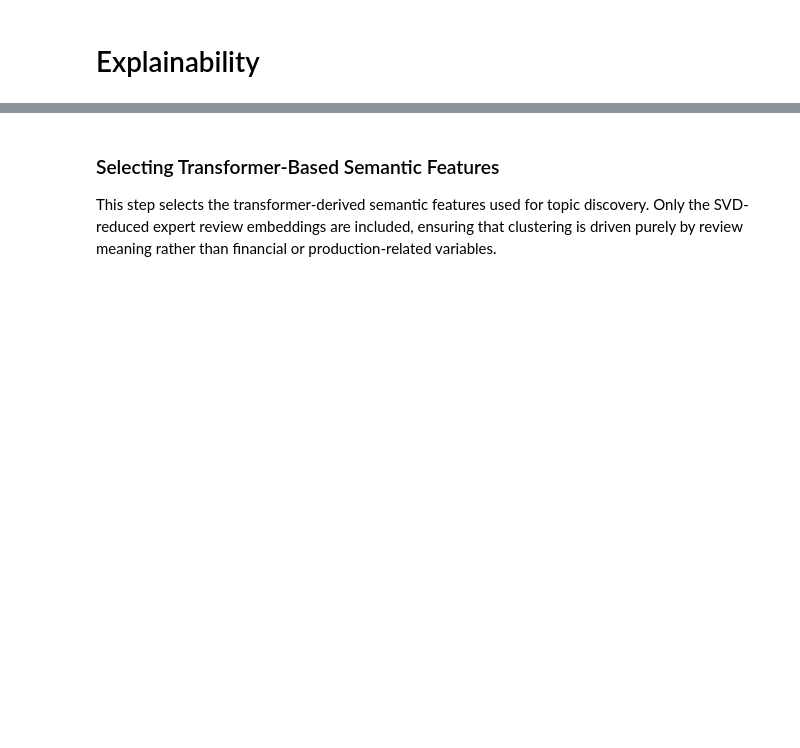
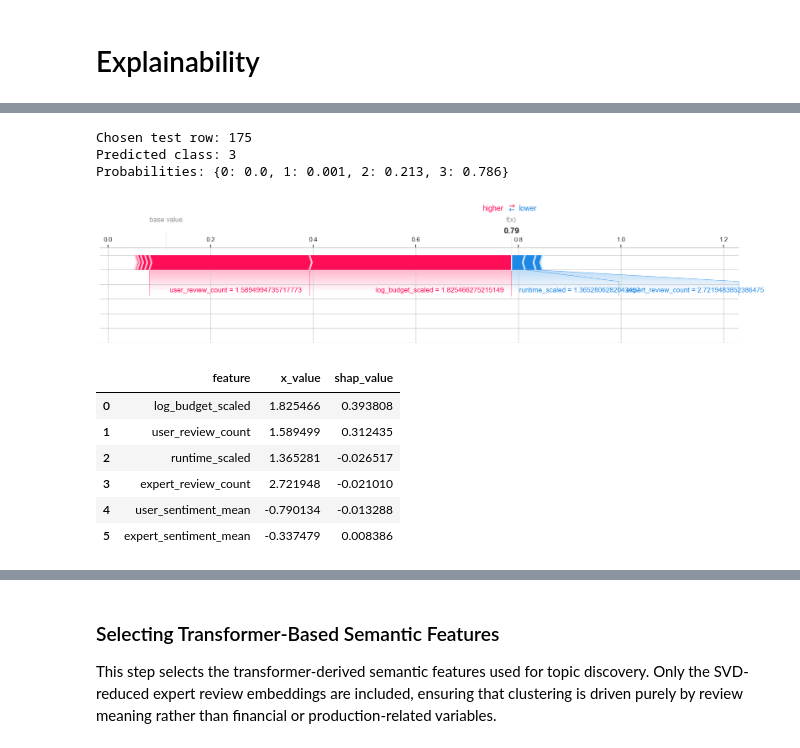
Before and after one commit to spaesey/ai-for-business-project, a Jupyter notebook: src/eda_feature_engineering.ipynb, the cells around one changed output, grey strips where cells are left out. Cells and saved outputs as stored; diff of their text form; code cells hidden in the pictures; blank space fills up the shorter version.

```diff
--- a/src/eda_feature_engineering.ipynb
+++ b/src/eda_feature_engineering.ipynb
@@ -3054,0 +3043,52 @@ display(compare.head(12))
+# %%
+# ==============================
+# AUTHOR: Ahmed Farag
+# ==============================
+
+# Pick a random test instance (fixed seed for reproducibility)
+rng = np.random.RandomState(7)
+i_test = int(rng.choice(len(X_test_s), size=1)[0])
+
+x_one = X_test_s[i_test:i_test+1]  # scaled numpy (1, 9)
+x_one_df = pd.DataFrame(x_one, columns=feature_names)
+
+proba = predict_proba_fn(x_one)[0]
+pred_class = int(np.argmax(proba))
+
+print("Chosen test row:", i_test)
+print("Predicted class:", pred_class)
+print("Probabilities:", {c: round(float(p), 3) for c, p in enumerate(proba)})
+
+# Local SHAP (same format-normalization trick)
+shap_one = explainer.shap_values(x_one, nsamples=200)
+shap_one_list = to_class_list(shap_one)
+
+# Force plot for the predicted class
+shap.force_plot(
+    explainer.expected_value[pred_class],
+    shap_one_list[pred_class][0],
+    x_one_df.iloc[0],
+    matplotlib=True
+)
+
+# Top SHAP drivers table (great for report)
+sv = pd.Series(shap_one_list[pred_class][0], index=feature_names)
+top_shap = sv.abs().sort_values(ascending=False).head(6)
+
+display(pd.DataFrame({
+    "feature": top_shap.index,
+    "x_value": x_one_df.iloc[0][top_shap.index].values,
+    "shap_value": sv[top_shap.index].values
+}).reset_index(drop=True))
+# %% [output]
+Chosen test row: 175
+Predicted class: 3
+Probabilities: {0: 0.0, 1: 0.001, 2: 0.213, 3: 0.786}
+[figure, added]
+|  | feature | x_value | shap_value |
+| 0 | log_budget_scaled | 1.825466 | 0.393808 |
+| 1 | user_review_count | 1.589499 | 0.312435 |
+| 2 | runtime_scaled | 1.365281 | -0.026517 |
+| 3 | expert_review_count | 2.721948 | -0.021010 |
+| 4 | user_sentiment_mean | -0.790134 | -0.013288 |
+| 5 | expert_sentiment_mean | -0.337479 | 0.008386 |
```
Also changed, not shown: parts of 117 cells of this notebook, 4 other files.
